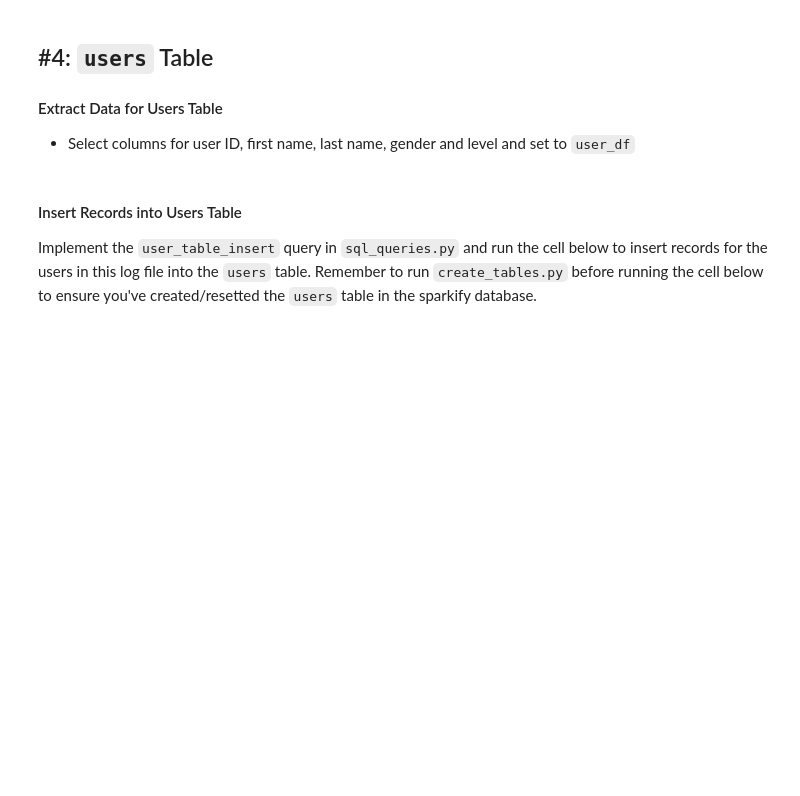
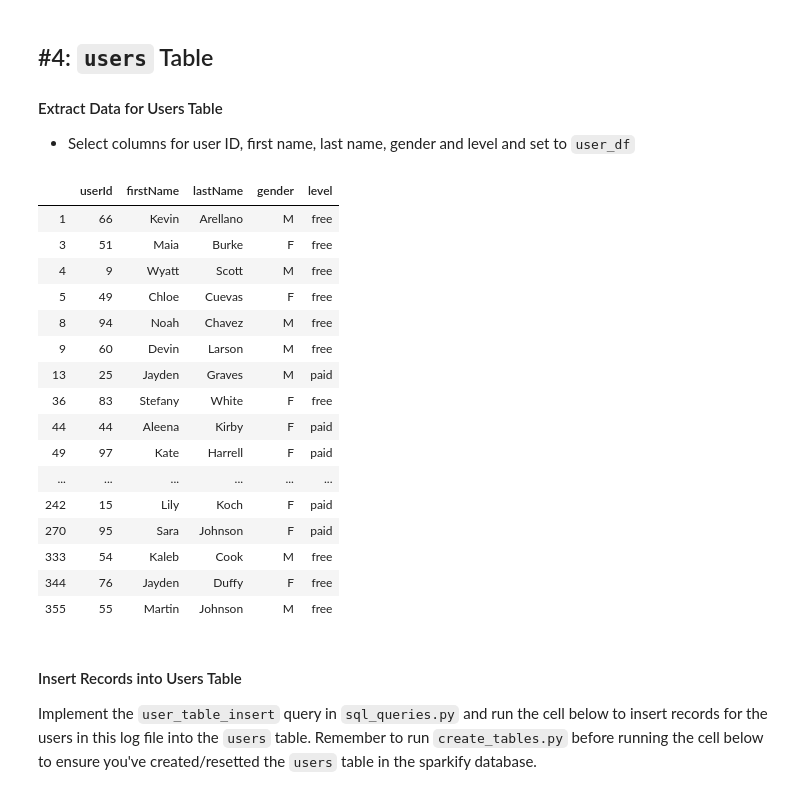
Before and after one commit to viniciusarre/sparkify-rdbms, a Jupyter notebook: etl.ipynb, the cells around one changed output. Drawn from its saved outputs; the diff is of its cells as text; code cells hidden in the pictures; blank space fills up the shorter version.

```diff
--- a/etl.ipynb
+++ b/etl.ipynb
@@ -261,3 +186,25 @@ user_df =
+# %%
+df.head()
+user_df = df[['userId', 'firstName', 'lastName', 'gender', 'level']].drop_duplicates(subset=['userId'])
+user_df
+# %% [output]
+|  | userId | firstName | lastName | gender | level |
+| 1 | 66 | Kevin | Arellano | M | free |
+| 3 | 51 | Maia | Burke | F | free |
+| 4 | 9 | Wyatt | Scott | M | free |
+| 5 | 49 | Chloe | Cuevas | F | free |
+| 8 | 94 | Noah | Chavez | M | free |
+| 9 | 60 | Devin | Larson | M | free |
+| 13 | 25 | Jayden | Graves | M | paid |
+| 36 | 83 | Stefany | White | F | free |
+| 44 | 44 | Aleena | Kirby | F | paid |
+| 49 | 97 | Kate | Harrell | F | paid |
+| ... | ... | ... | ... | ... | ... |
+| 242 | 15 | Lily | Koch | F | paid |
+| 270 | 95 | Sara | Johnson | F | paid |
+| 333 | 54 | Kaleb | Cook | M | free |
+| 344 | 76 | Jayden | Duffy | F | free |
+| 355 | 55 | Martin | Johnson | M | free |
 # %% [markdown]
 #### Insert Records into Users Table
 Implement the `user_table_insert` query in `sql_queries.py` and run the cell below to insert records for the users in this log file into the `users` table. Remember to run `create_tables.py` before running the cell below to ensure you've created/resetted the `users` table in the sparkify database.
```
Also changed, not shown: parts of 11 cells of this notebook, 38 other files.
